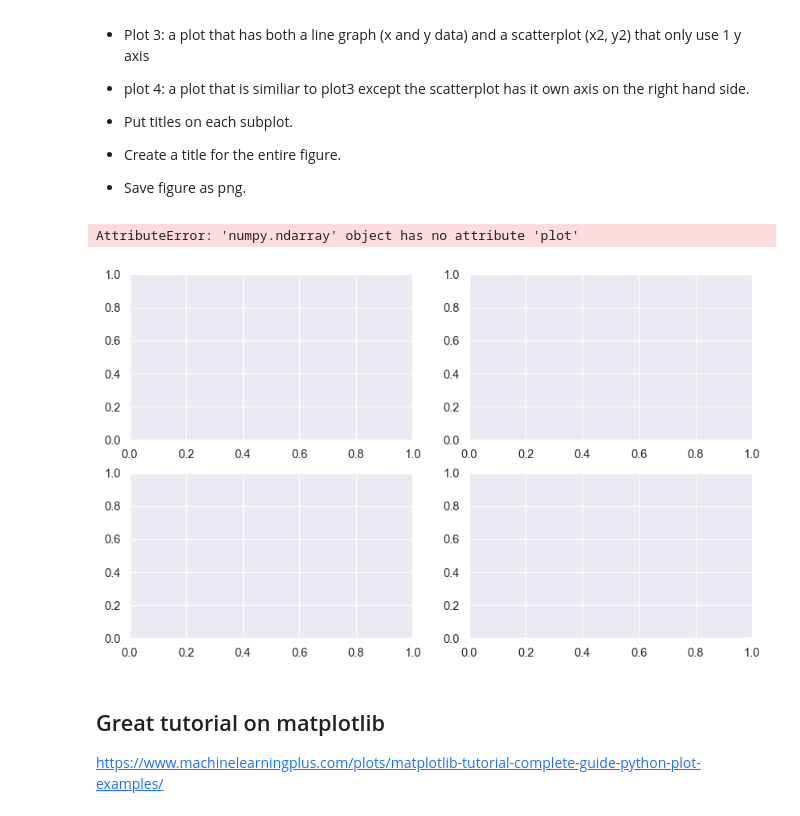
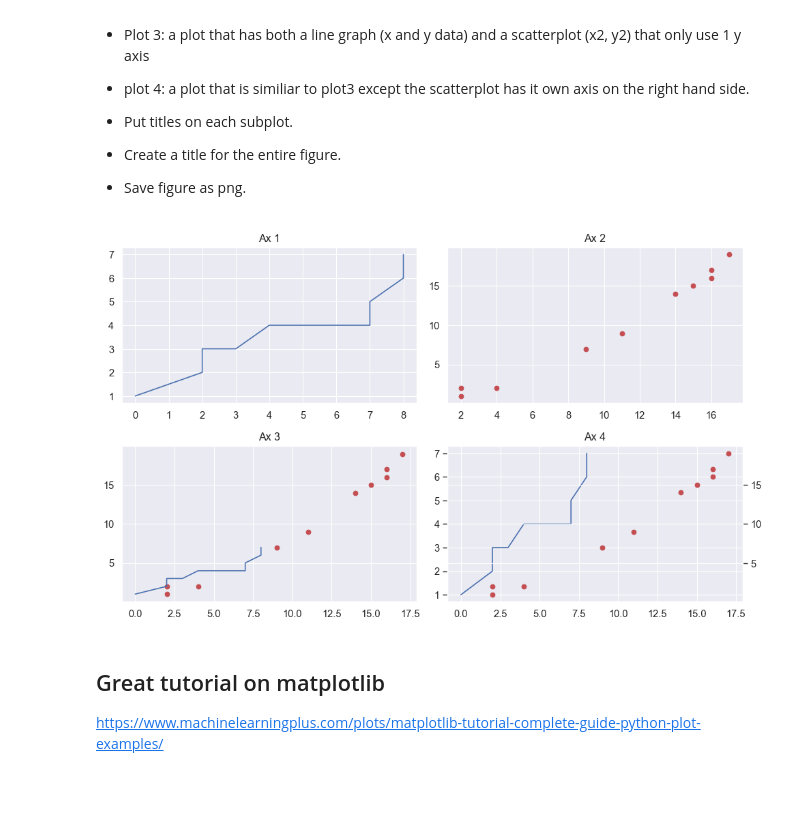
Before and after one commit to Ahila700/nyc-ds-033020-lectures, a Jupyter notebook: Mod_1/Data_Visualization/Matplotlib_Applied.ipynb, the cells around one changed output. Cells and saved outputs as stored; diff of their text form; code cells hidden in the pictures; blank space fills up the shorter version.

```diff
--- a/Mod_1/Data_Visualization/Matplotlib_Applied.ipynb
+++ b/Mod_1/Data_Visualization/Matplotlib_Applied.ipynb
@@ -67,21 +67,34 @@ array([1, 2, 3, 4, 5, 1, 2, 3, 4, 5, 3, 3, 4, 4, 3])
 # %%
 from numpy.random import seed, randint
 seed(100)
 
 x = sorted(randint(0,10,10))
 x2 = sorted(randint(0,20,10))
 y = sorted(randint(0,10,10))
 y2 = sorted(randint(0,20,10))
 
 
 fig, ax = plt.subplots(2,2, figsize =(10,6), dpi = 100)
 
-ax.plot(x, y, color = 'b')
+ax[0][0].plot(x, y, color = 'b')
+ax[0][0].set_title('Ax 1')
+
+ax[0][1].scatter(x2, y2, color = 'r', marker='o', facecolor = None)
+ax[0][1].set_title('Ax 2')
+
+ax[1][0].plot(x, y, color = 'b')
+ax[1][0].scatter(x2, y2, color = 'r',marker='o', facecolor = None)
+ax[1][0].set_title('Ax 3')
+
+ax[1][1].plot(x,y, color='b')
+
+ax2 = ax[1][1].twinx()
+ax2.scatter(x2, y2, color = 'r', marker='o', facecolor = None)
+ax[1][1].set_title('Ax 4')
 
 plt.tight_layout()
 # %% [output]
-AttributeError: 'numpy.ndarray' object has no attribute 'plot'
-[figure, old version]
+[figure, new version]
 # %% [markdown]
 ## Great tutorial on matplotlib
 
```
